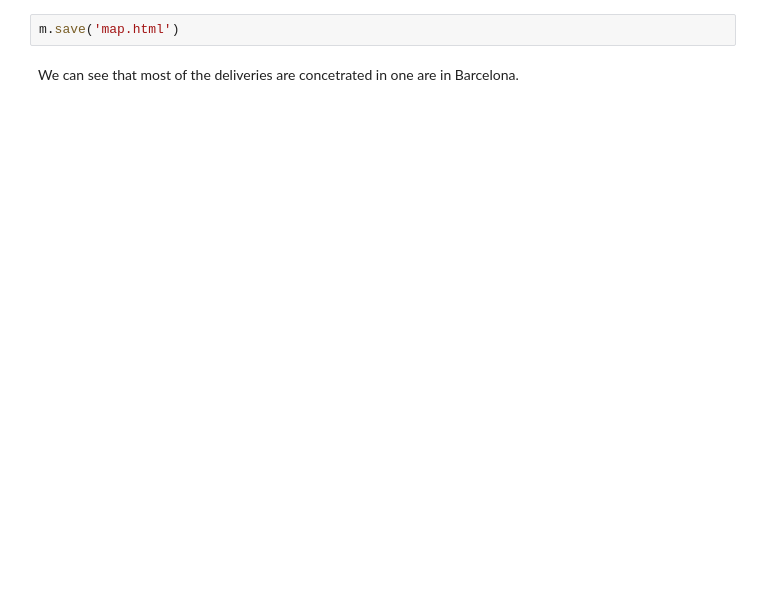
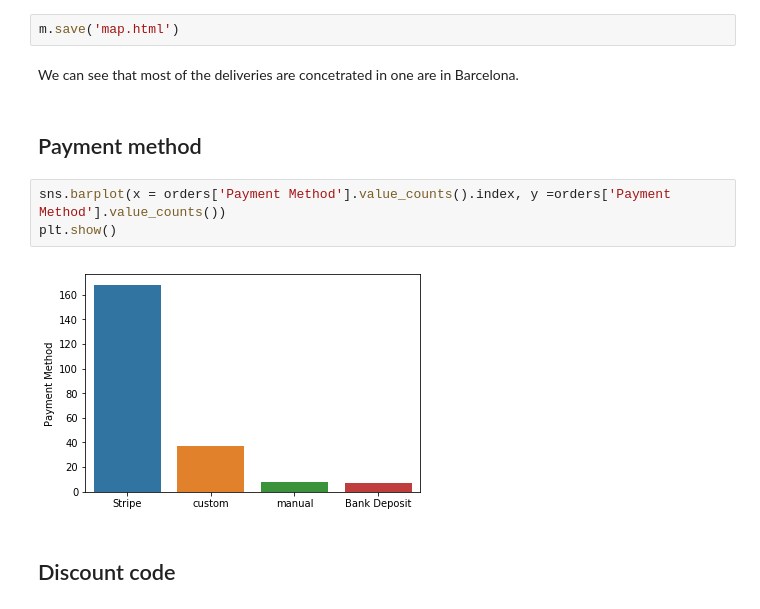
Before and after one commit to adriaferrer/Vimet, a Jupyter notebook: 02. Descriptive statistics/Descriptive_stats_orders.ipynb, the cells around one changed output. Cells and saved outputs as stored; diff of their text form; blank space fills up the shorter version.

```diff
--- a/02. Descriptive statistics/Descriptive_stats.ipynb
+++ b/02. Descriptive statistics/Descriptive_stats_orders.ipynb
@@ -143,3 +159,12 @@ m
 m.save('map.html')
 # %% [markdown]
 We can see that most of the deliveries are concetrated in one are in Barcelona.
+# %% [markdown]
+## Payment method
+# %%
+sns.barplot(x = orders['Payment Method'].value_counts().index, y =orders['Payment Method'].value_counts())
+plt.show()
+# %% [output]
+[figure, added]
+# %% [markdown]
+## Discount code
```
Also changed, not shown: parts of 15 cells of this notebook, 1 other file.
